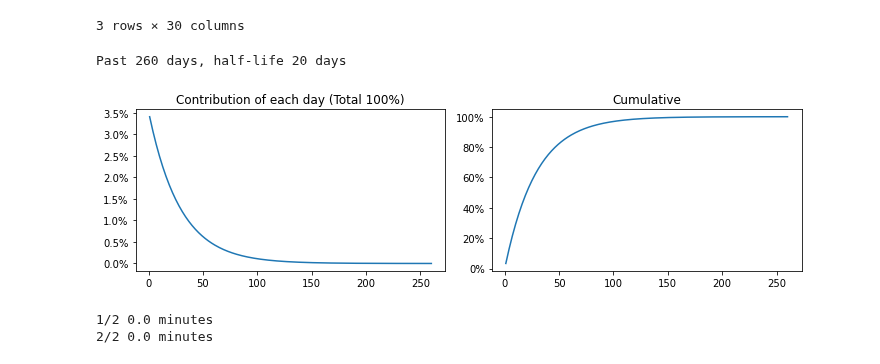
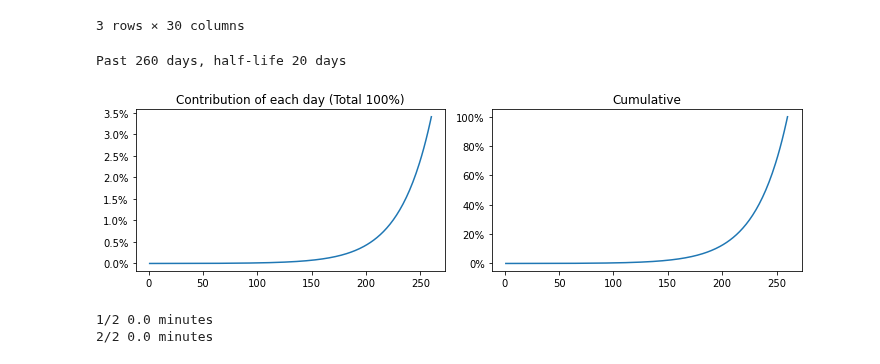
Before and after one commit to ken-100/Investment_Python, a Jupyter notebook: Calculations/Half_life.ipynb, the cells around one changed output. Drawn from its saved outputs; the diff is of its cells as text; code cells hidden in the pictures.

```diff
--- a/Calculations/Half_life.ipynb
+++ b/Calculations/Half_life.ipynb
@@ -42,32 +42,31 @@ Reference: EQ=83, SB=120, FX=11or85
 | Diff | 0.0 | 7.2 | 7.2 | 7.2 | 7.1 | 6.7 | 12.2 | 10.1 | 8.1 | 6.5 | ... | ... |
 3 rows × 30 columns
 # %%
-
 def f(p,h):
     v = 0.5 ** ( (np.arange(p,0,-1)-1)/h)
+#     v = 0.5 ** ( (np.arange(0,p)-1)/h)
     v = v/sum(v)
-    v = [i for i in  reversed(v)]
 
     fig, ax = plt.subplots(1, 2, squeeze=False,figsize=(10,3),tight_layout=True)
     ax[0,0].plot(range(1,len(v)+1), v)
     ax[0,0].set_title("Contribution of each day (Total 100%)")
     ax[0,0].yaxis.set_major_formatter(mpl.ticker.PercentFormatter(1,1))
 
     ax[0,1].plot(range(1,len(v)+1), np.cumsum(v))
     ax[0,1].set_title("Cumulative")
     ax[0,1].yaxis.set_major_formatter(mpl.ticker.PercentFormatter(1,0))
 
     return v
 
 p = 260
 h = 20
 v = f(p,h)
 
 print("Past " + str(p) + " days, half-life " + str(h) + " days")
 plt.show()
 # %% [output]
 Past 260 days, half-life 20 days
-[figure, old version]
+[figure, new version]
 # %%
 con = pdblp.BCon(timeout=5000)
 con.start()
```
Also changed, not shown: parts of 3 cells of this notebook.
